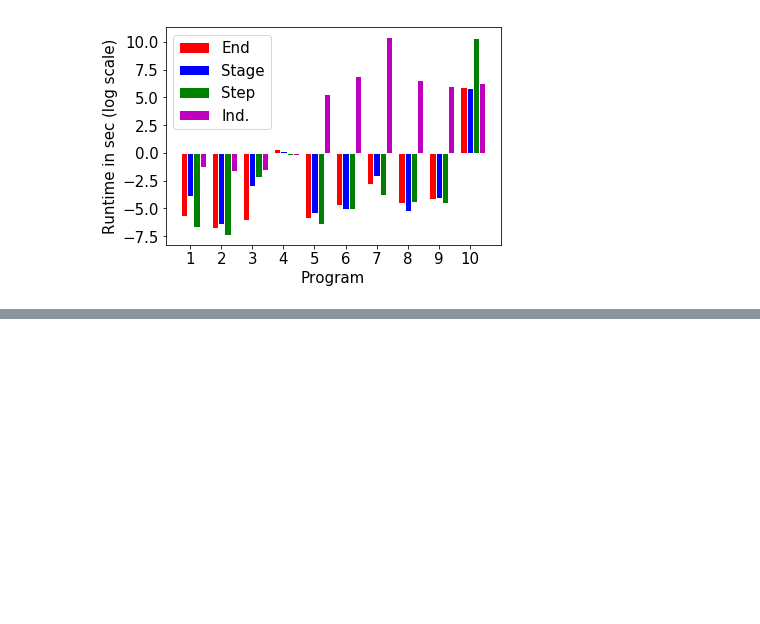
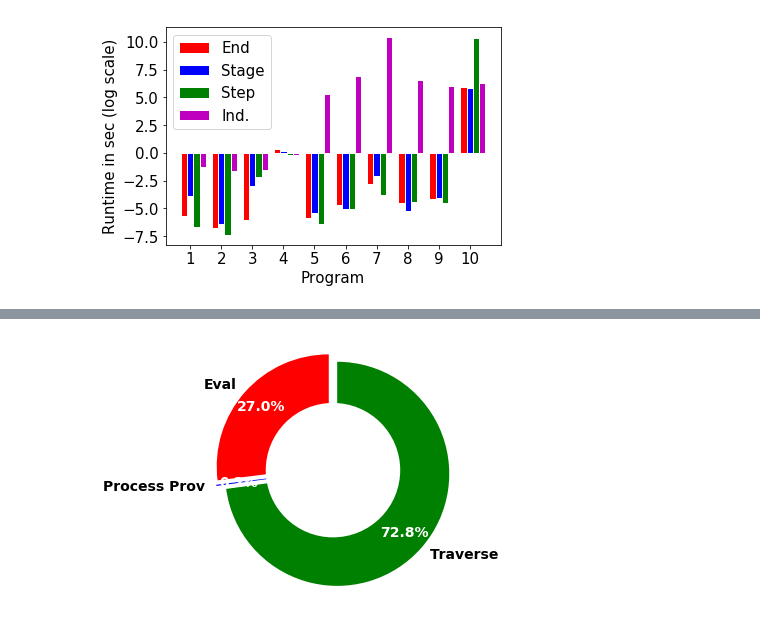
Before and after one commit to amirgilad/On-Multiple-Semantics-for-Declarative-Database-Repairs, a Jupyter notebook: Experiments/draw_graphs.ipynb, the cells around one changed output, grey strips where cells are left out. Cells and saved outputs as stored; diff of their text form; code cells hidden in the pictures; blank space fills up the shorter version.

```diff
--- a/Experiments/draw_graphs.ipynb
+++ b/Experiments/draw_graphs.ipynb
@@ -215,0 +216,4 @@ draw_donut_runtime_breakdown_chart("C:\\Users\\user\\git\\causal-rules\\Experime
+# %%
+draw_donut_runtime_breakdown_chart("C:\\Users\\user\\git\\causal-rules\\Experiments\\runtime_breakdown_step_num_rules_programs.csv")
+# %% [output]
+[figure, added]
```
Also changed, not shown: parts of 8 cells of this notebook, 10 other files.
